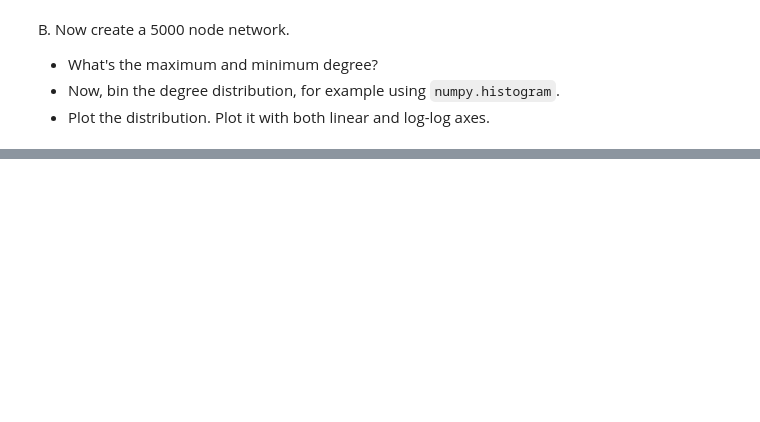
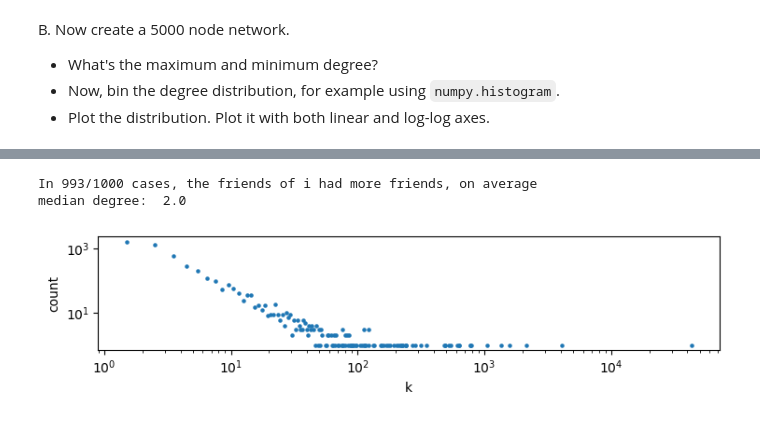
Before and after one commit to isaix/socialgraphs, a Jupyter notebook: Assignment1.ipynb, the cells around one changed output, grey strips where cells are left out. Saved outputs shown, nothing was run; the diff lists cells and outputs as text; code cells hidden in the pictures; blank space fills up the shorter version.

```diff
--- a/Assignment1.ipynb
+++ b/Assignment1.ipynb
@@ -353,0 +374,19 @@ Minimum degree 1
+# %%
+import statistics
+
+def friend_paradox(graph: nx.Graph):
+    average_is_higher = 0
+    neighbor_average_degree = 0
+    for _ in range(1000):
+        node = random.choice(list(graph.nodes))
+        node_degree = graph.degree[node]
+
+        neighbor_average_degree = sum(graph.degree(n) for n in graph.neighbors(node)) / len(list(graph.neighbors(node)))
+        if neighbor_average_degree > node_degree:
+            average_is_higher += 1
+
+    print("In {}/1000 cases, the friends of i had more friends, on average".format(average_is_higher))
+
+friend_paradox(F_BA.graph())
+degrees = [d for n, d in F_BA.graph().degree()]
+print("median degree: ", statistics.median(degrees))
@@ -353,0 +412,37 @@ Minimum degree 1
+# %%
+import statistics
+
+def generate_network_with_slope():
+
+    # generating this powerlaw sequence takes 12 min
+    sequence = np.around(sorted(nx.utils.powerlaw_sequence(5000), reverse=True), 0)
+    sequence = sequence.astype(int)
+    if (sum(sequence) % 2 != 0):
+        sequence[0] += 1
+
+    G = nx.configuration_model(sequence)
+
+    degree_sequence = sorted((d for n, d in G.degree()), reverse=True)
+    dmax = max(degree_sequence)
+    dmin = min(degree_sequence)
+    v= np.linspace(dmin, dmax, dmax)
+    nb, bins = np.histogram(degree_sequence,v)
+
+    bins_mean = [0.5 * (bins[i] + bins[i+1]) for i in range(len(nb))]
+    fig, ax = plt.subplots()
+    fig.set_figheight(2)
+    ax.scatter(bins_mean, nb, s=5)
+    ax.set_xlabel("k")
+    ax.set_ylabel("count")
+    ax.set_yscale('log')
+    ax.set_xscale('log')
+
+    friend_paradox(G)
+    degrees = [d for n, d in G.degree()]
+    print("median degree: ", statistics.median(degrees))
+
+generate_network_with_slope()
+# %% [output]
+In 993/1000 cases, the friends of i had more friends, on average
+median degree:  2.0
+[figure, added]
```
Also changed, not shown: parts of 25 cells of this notebook.
